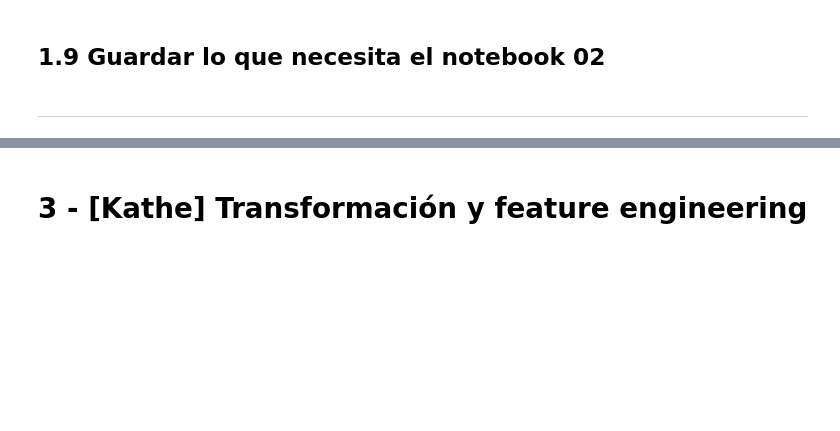
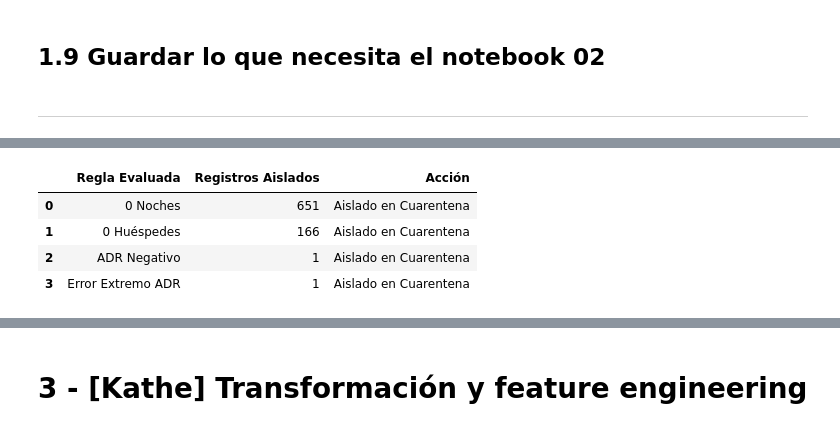
Before and after one commit to klorenzoe/hotel-booking-ML-project, a Jupyter notebook: hotel_booking_ml.ipynb, the cells around one changed output, grey strips where cells are left out. Drawn from its saved outputs; the diff is of its cells as text; code cells hidden in the pictures; blank space fills up the shorter version.

```diff
--- a/hotel_booking_ml.ipynb
+++ b/hotel_booking_ml.ipynb
@@ -358,0 +584,68 @@ pd.DataFrame({
+# %%
+# ==============================================================================
+# SECCIÓN 2.3 · NORMALIZACIÓN, REGLAS DE DOMINIO Y CUARENTENA
+# ==============================================================================
+
+# 1. Creación de variables canónicas y de control de dominio sobre los datos deduplicados
+work_df = raw_deduplicated.copy()
+
+# A. Estandarización de ausencias y banderas comerciales
+work_df["children_std"] = pd.to_numeric(work_df["children"], errors="coerce").fillna(0)
+work_df["country_std"] = work_df["country"].replace(["NULL", "Undefined", "", np.nan], "Unknown")
+
+absent_agent = work_df["agent"].astype(str).str.strip().str.lower().isin(["", "null", "none", "nan", "<na>", "0"])
+work_df["has_agent"] = (~absent_agent & work_df["agent"].notna()).astype(int)
+
+absent_company = work_df["company"].astype(str).str.strip().str.lower().isin(["", "null", "none", "nan", "<na>", "0"])
+work_df["has_company"] = (~absent_company & work_df["company"].notna()).astype(int)
+
+# B. Totales vectoriales para reglas de negocio
+stays_week = pd.to_numeric(work_df["stays_in_week_nights"], errors="coerce").fillna(0)
+stays_weekend = pd.to_numeric(work_df["stays_in_weekend_nights"], errors="coerce").fillna(0)
+work_df["total_stay_nights"] = stays_week + stays_weekend
+
+adults_num = pd.to_numeric(work_df["adults"], errors="coerce").fillna(0)
+babies_num = pd.to_numeric(work_df["babies"], errors="coerce").fillna(0)
+work_df["total_guests"] = adults_num + work_df["children_std"] + babies_num
+
+adr_num = pd.to_numeric(work_df["adr"], errors="coerce").fillna(0)
+
+# 2. Definición de condiciones de infracción de dominio
+cond_zero_nights = work_df["total_stay_nights"] == 0
+cond_zero_guests = work_df["total_guests"] == 0
+cond_neg_adr = adr_num < 0
+cond_ext_adr = adr_num > 1000
+
+quarantine_mask = cond_zero_nights | cond_zero_guests | cond_neg_adr | cond_ext_adr
+
+# 3. Construcción de la tabla de Cuarentena (quarantine_df)
+quarantine_df = work_df[quarantine_mask].copy()
+
+reasons = pd.Series(index=quarantine_df.index, dtype=str)
+reasons[cond_zero_nights] = "zero_nights"
+reasons[cond_zero_guests] = "zero_guests"
+reasons[cond_neg_adr] = "negative_adr"
+reasons[cond_ext_adr] = "extreme_adr_error"
+quarantine_df["quarantine_reason"] = reasons
+
+# 4. Dataset limpio y válido resultante
+clean_valid_df = work_df[~quarantine_mask].copy()
+
+# 5. Reporte de auditoría
+print("=== Resumen de Auditoría de Cuarentena y Reglas de Dominio ===")
+print(f"• Registros únicos procesados:                 {len(work_df):,}")
+print(f"• Infracciones aisladas en Cuarentena:          -{len(quarantine_df):,}")
+print(f"  └─ Estancias con 0 noches:                   {cond_zero_nights.sum():,}")
+print(f"  └─ Reservas con 0 huéspedes:                 {cond_zero_guests.sum():,}")
+print(f"  └─ Tarifas negativas (ADR < 0):              {cond_neg_adr.sum():,}")
+print(f"  └─ Error atípico extremo (ADR > 1000 €):     {cond_ext_adr.sum():,}")
+print(f"• Registros limpios y válidos resultantes:     {len(clean_valid_df):,}")
+
+summary_quarantine_df = pd.DataFrame({
+    "Regla Evaluada": ["0 Noches", "0 Huéspedes", "ADR Negativo", "Error Extremo ADR"],
+    "Registros Aislados": [cond_zero_nights.sum(), cond_zero_guests.sum(), cond_neg_adr.sum(), cond_ext_adr.sum()],
+    "Acción": ["Aislado en Cuarentena", "Aislado en Cuarentena", "Aislado en Cuarentena", "Aislado en Cuarentena"]
+})
+
+display(summary_quarantine_df)
+# %% [output]
@@ -358,0 +660,5 @@ pd.DataFrame({
+|  | Regla Evaluada | Registros Aislados | Acción |
+| 0 | 0 Noches | 651 | Aislado en Cuarentena |
+| 1 | 0 Huéspedes | 166 | Aislado en Cuarentena |
+| 2 | ADR Negativo | 1 | Aislado en Cuarentena |
+| 3 | Error Extremo ADR | 1 | Aislado en Cuarentena |
```
Also changed, not shown: parts of 21 cells of this notebook.
